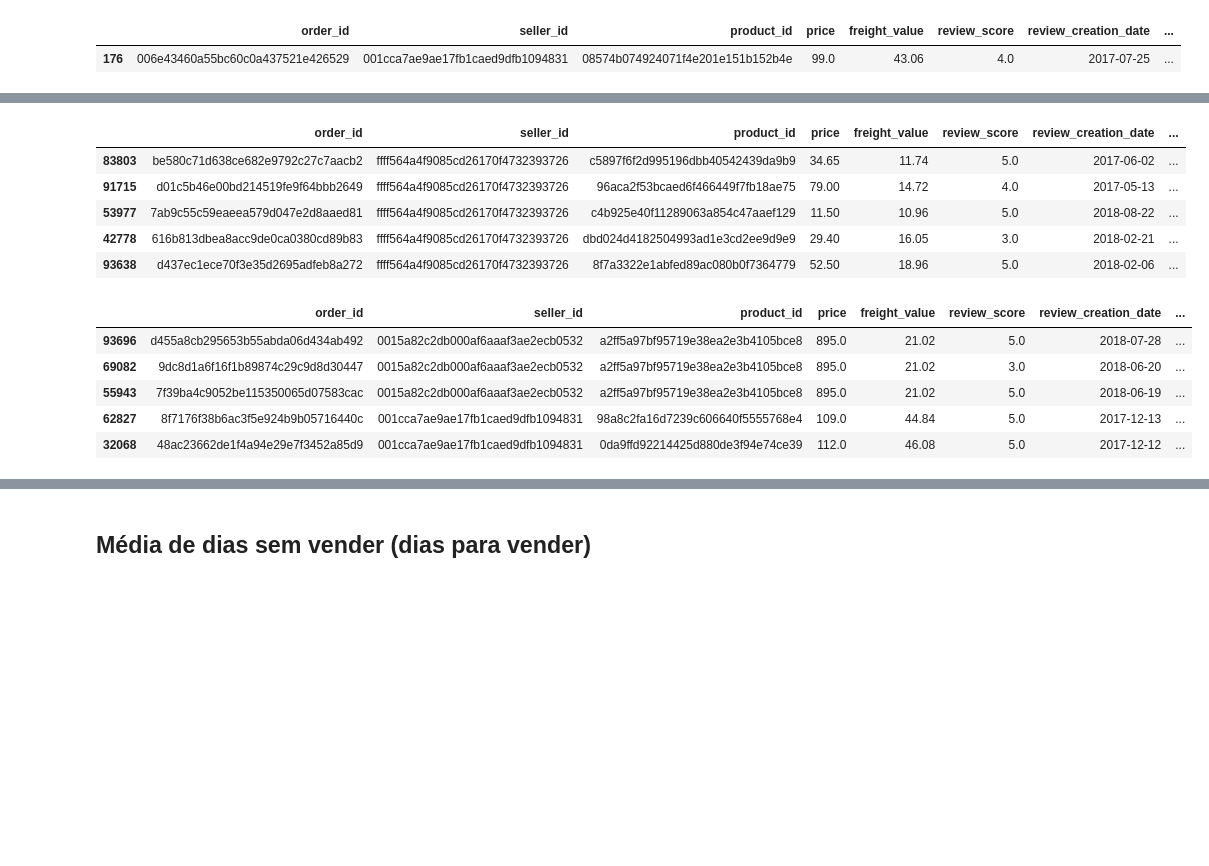
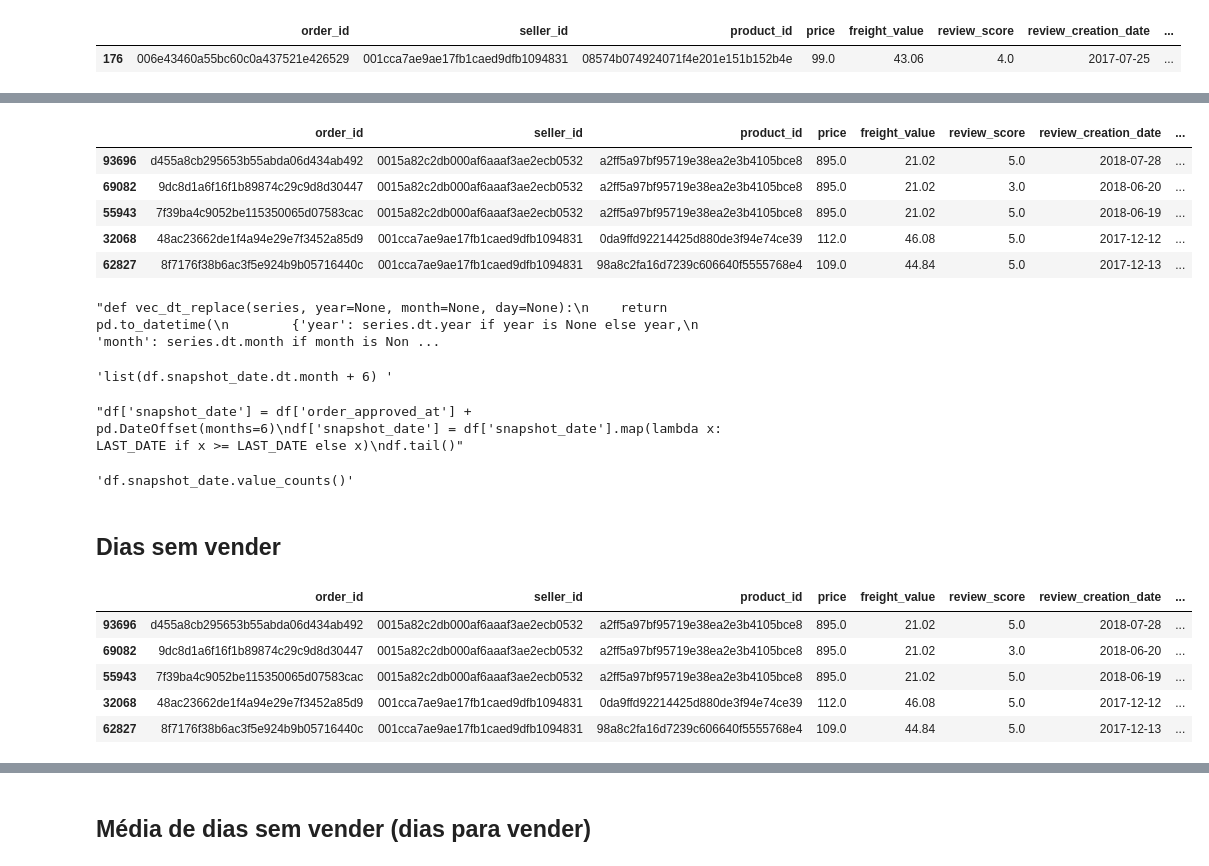
Before and after one commit to custodio-lucas/predict-churn-olist-dataset, a Jupyter notebook: churn_prediction_notebook.ipynb, the cells around one changed output, grey strips where cells are left out. Cells and saved outputs as stored; diff of their text form; code cells hidden in the pictures; blank space fills up the shorter version.

```diff
--- a/churn_prediction_notebook.ipynb
+++ b/churn_prediction_notebook.ipynb
@@ -38,8 +39,8 @@ df.head()
 5 rows × 31 columns
 # %%
 COLS_TO_USE = ['order_id', 'seller_id', 'product_id', 'price', 'freight_value','review_score', 'review_creation_date',
-               'review_answer_timestamp', 'order_status', 'order_delivered_carrier_date', 'order_delivered_customer_date',
-               'order_estimated_delivery_date','product_category_name']
+               'review_answer_timestamp', 'order_status', 'order_approved_at', 'order_delivered_carrier_date',
+               'order_delivered_customer_date', 'order_estimated_delivery_date','product_category_name']
 df = df.loc[:,~df.columns.duplicated()][COLS_TO_USE]
 df.head()
 # %% [output]
@@ -50,7 +51,7 @@ df.head()
 | 3 | 00024acbcdf0a6daa1e931b038114c75 | 9d7a1d34a5052409006425275ba1c2b4 | 7634da152a4610f1595efa32f14722fc | 12.99 | 12.79 | 5.0 | 2017-04-21 00:00:00 | ... |
 | 4 | 00042b26cf59d7ce69dfabb4e55b4fd9 | df560393f3a51e74553ab94004ba5c87 | ac6c3623068f30de03045865e4e10089 | 199.90 | 18.14 | 5.0 | 2018-03-01 00:00:00 | ... |
 # %%
-DATE_COLS = ['review_creation_date', 'review_answer_timestamp', 'order_delivered_carrier_date', 'order_delivered_customer_date',
+DATE_COLS = ['review_creation_date', 'review_answer_timestamp', 'order_approved_at', 'order_delivered_carrier_date', 'order_delivered_customer_date',
              'order_estimated_delivery_date']
 df[DATE_COLS] = pd.to_datetime(df[DATE_COLS].stack()).unstack()
 df.head()
@@ -136,5 +136,5 @@ df.loc[df['seller_id'] == '001cca7ae9ae17fb1caed9dfb1094831'].head(1)
 # %%
-date = df.sort_values(by='order_delivered_carrier_date',
-                      ascending=False)['order_delivered_carrier_date'].iloc[0] - pd.DateOffset(months=3)
-date
+LAST_DATE = df.sort_values(by='order_approved_at',
+                      ascending=False)['order_approved_at'].iloc[0] - pd.DateOffset(months=3)
+LAST_DATE
 # %% [output]
@@ -142,22 +142,49 @@ Timestamp('2018-06-11 19:48:28')
 # %%
-df2 = df[df['order_delivered_carrier_date'] < date].copy()
-df2 = df2.sort_values(by=['seller_id', 'order_delivered_carrier_date'])
-df2.tail()
+df = df[df['order_approved_at'] < LAST_DATE]
+df = df.sort_values(by=['seller_id', 'order_approved_at'])
+df.head()
 # %% [output]
 |  | order_id | seller_id | product_id | price | freight_value | review_score | review_creation_date | ... |
-| 83803 | be580c71d638ce682e9792c27c7aacb2 | ffff564a4f9085cd26170f4732393726 | c5897f6f2d995196dbb40542439da9b9 | 34.65 | 11.74 | 5.0 | 2017-06-02 | ... |
-| 91715 | d01c5b46e00bd214519fe9f64bbb2649 | ffff564a4f9085cd26170f4732393726 | 96aca2f53bcaed6f466449f7fb18ae75 | 79.00 | 14.72 | 4.0 | 2017-05-13 | ... |
-| 53977 | 7ab9c55c59eaeea579d047e2d8aaed81 | ffff564a4f9085cd26170f4732393726 | c4b925e40f11289063a854c47aaef129 | 11.50 | 10.96 | 5.0 | 2018-08-22 | ... |
-| 42778 | 616b813dbea8acc9de0ca0380cd89b83 | ffff564a4f9085cd26170f4732393726 | dbd024d4182504993ad1e3cd2ee9d9e9 | 29.40 | 16.05 | 3.0 | 2018-02-21 | ... |
-| 93638 | d437ec1ece70f3e35d2695adfeb8a272 | ffff564a4f9085cd26170f4732393726 | 8f7a3322e1abfed89ac080b0f7364779 | 52.50 | 18.96 | 5.0 | 2018-02-06 | ... |
+| 93696 | d455a8cb295653b55abda06d434ab492 | 0015a82c2db000af6aaaf3ae2ecb0532 | a2ff5a97bf95719e38ea2e3b4105bce8 | 895.0 | 21.02 | 5.0 | 2018-07-28 | ... |
+| 69082 | 9dc8d1a6f16f1b89874c29c9d8d30447 | 0015a82c2db000af6aaaf3ae2ecb0532 | a2ff5a97bf95719e38ea2e3b4105bce8 | 895.0 | 21.02 | 3.0 | 2018-06-20 | ... |
+| 55943 | 7f39ba4c9052be115350065d07583cac | 0015a82c2db000af6aaaf3ae2ecb0532 | a2ff5a97bf95719e38ea2e3b4105bce8 | 895.0 | 21.02 | 5.0 | 2018-06-19 | ... |
+| 32068 | 48ac23662de1f4a94e29e7f3452a85d9 | 001cca7ae9ae17fb1caed9dfb1094831 | 0da9ffd92214425d880de3f94e74ce39 | 112.0 | 46.08 | 5.0 | 2017-12-12 | ... |
+| 62827 | 8f7176f38b6ac3f5e924b9b05716440c | 001cca7ae9ae17fb1caed9dfb1094831 | 98a8c2fa16d7239c606640f5555768e4 | 109.0 | 44.84 | 5.0 | 2017-12-13 | ... |
+# %%
+'''def vec_dt_replace(series, year=None, month=None, day=None):
+    return pd.to_datetime(
+        {'year': series.dt.year if year is None else year,
+         'month': series.dt.month if month is None else month,
+         'day': series.dt.day if day is None else day})
+
+df['snapshot_date'] = vec_dt_replace(df['snapshot_date'], day=1)
+df.head()'''
+# %% [output]
+"def vec_dt_replace(series, year=None, month=None, day=None):\n    return pd.to_datetime(\n        {'year': series.dt.year if year is None else year,\n         'month': series.dt.month if month is Non ...
+# %%
+'''list(df.snapshot_date.dt.month + 6) '''
+# %% [output]
+'list(df.snapshot_date.dt.month + 6) '
+# %%
+'''df['snapshot_date'] = df['order_approved_at'] + pd.DateOffset(months=6)
+df['snapshot_date'] = df['snapshot_date'].map(lambda x: LAST_DATE if x >= LAST_DATE else x)
+df.tail()'''
+# %% [output]
+"df['snapshot_date'] = df['order_approved_at'] + pd.DateOffset(months=6)\ndf['snapshot_date'] = df['snapshot_date'].map(lambda x: LAST_DATE if x >= LAST_DATE else x)\ndf.tail()"
+# %%
+'''df.snapshot_date.value_counts()'''
+# %% [output]
+'df.snapshot_date.value_counts()'
+# %% [markdown]
+## Dias sem vender
 # %%
-df2['days_without_sell'] = df2.groupby(['seller_id'])['order_delivered_carrier_date'].diff()
-df2['days_without_sell'] = df2['days_without_sell'].dt.days
-df2.head()
+df['days_without_sell'] = df.groupby(['seller_id'])['order_approved_at'].diff()
+df['days_without_sell'] = df['days_without_sell'].dt.days
+df.head()
 # %% [output]
 |  | order_id | seller_id | product_id | price | freight_value | review_score | review_creation_date | ... |
 | 93696 | d455a8cb295653b55abda06d434ab492 | 0015a82c2db000af6aaaf3ae2ecb0532 | a2ff5a97bf95719e38ea2e3b4105bce8 | 895.0 | 21.02 | 5.0 | 2018-07-28 | ... |
 | 69082 | 9dc8d1a6f16f1b89874c29c9d8d30447 | 0015a82c2db000af6aaaf3ae2ecb0532 | a2ff5a97bf95719e38ea2e3b4105bce8 | 895.0 | 21.02 | 3.0 | 2018-06-20 | ... |
 | 55943 | 7f39ba4c9052be115350065d07583cac | 0015a82c2db000af6aaaf3ae2ecb0532 | a2ff5a97bf95719e38ea2e3b4105bce8 | 895.0 | 21.02 | 5.0 | 2018-06-19 | ... |
+| 32068 | 48ac23662de1f4a94e29e7f3452a85d9 | 001cca7ae9ae17fb1caed9dfb1094831 | 0da9ffd92214425d880de3f94e74ce39 | 112.0 | 46.08 | 5.0 | 2017-12-12 | ... |
 | 62827 | 8f7176f38b6ac3f5e924b9b05716440c | 001cca7ae9ae17fb1caed9dfb1094831 | 98a8c2fa16d7239c606640f5555768e4 | 109.0 | 44.84 | 5.0 | 2017-12-13 | ... |
-| 32068 | 48ac23662de1f4a94e29e7f3452a85d9 | 001cca7ae9ae17fb1caed9dfb1094831 | 0da9ffd92214425d880de3f94e74ce39 | 112.0 | 46.08 | 5.0 | 2017-12-12 | ... |
```
Also changed, not shown: parts of 28 cells of this notebook.
